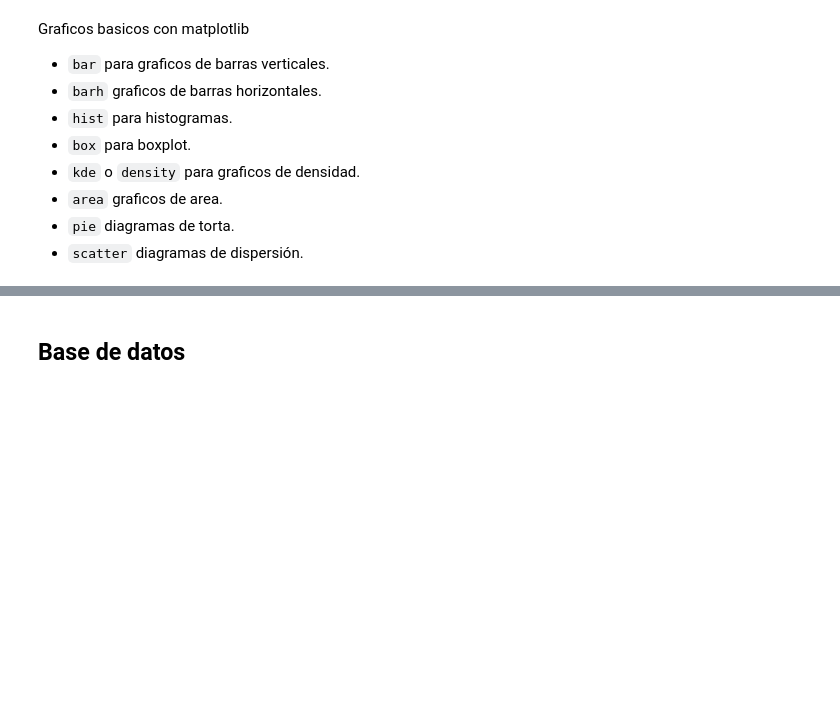
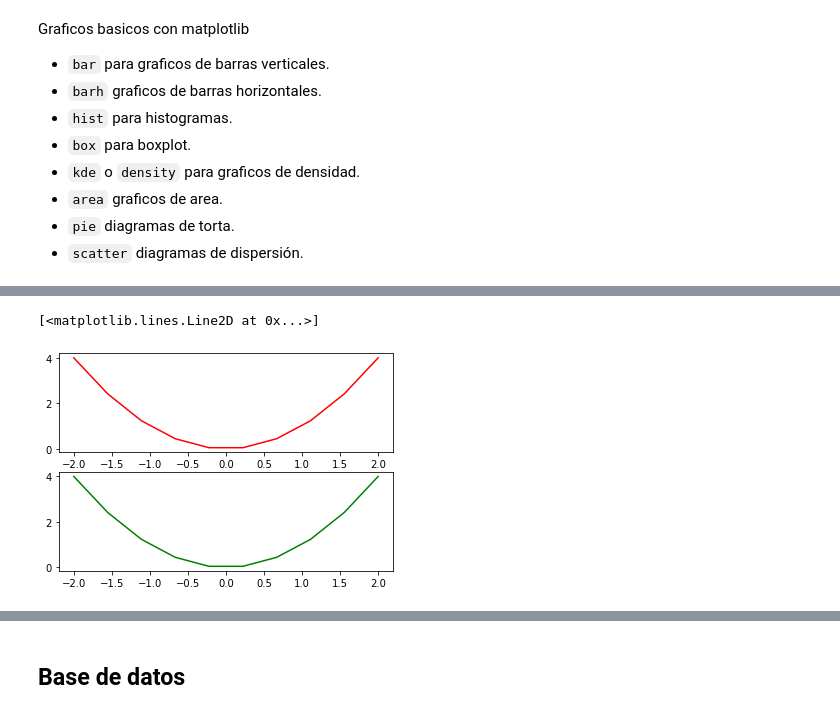
Before and after one commit to Jomapime/Manejo_de_datos_en_Python, a Jupyter notebook: Codigos/Visualizacion_de_datos.ipynb, the cells around one changed output, grey strips where cells are left out. Saved outputs shown, nothing was run; the diff lists cells and outputs as text; code cells hidden in the pictures; blank space fills up the shorter version.

```diff
--- a/Codigos/Visualizacion_de_datos.ipynb
+++ b/Codigos/Visualizacion_de_datos.ipynb
@@ -15,0 +32,8 @@ Graficos basicos con matplotlib
+# %%
+plt.subplot(211)
+plt.plot(x,y, "r")
+plt.subplot(212)
+plt.plot(x,y, "g")
+# %% [output]
+[<matplotlib.lines.Line2D at 0x...>]
+[figure, added]
```
Also changed, not shown: parts of 30 cells of this notebook.
